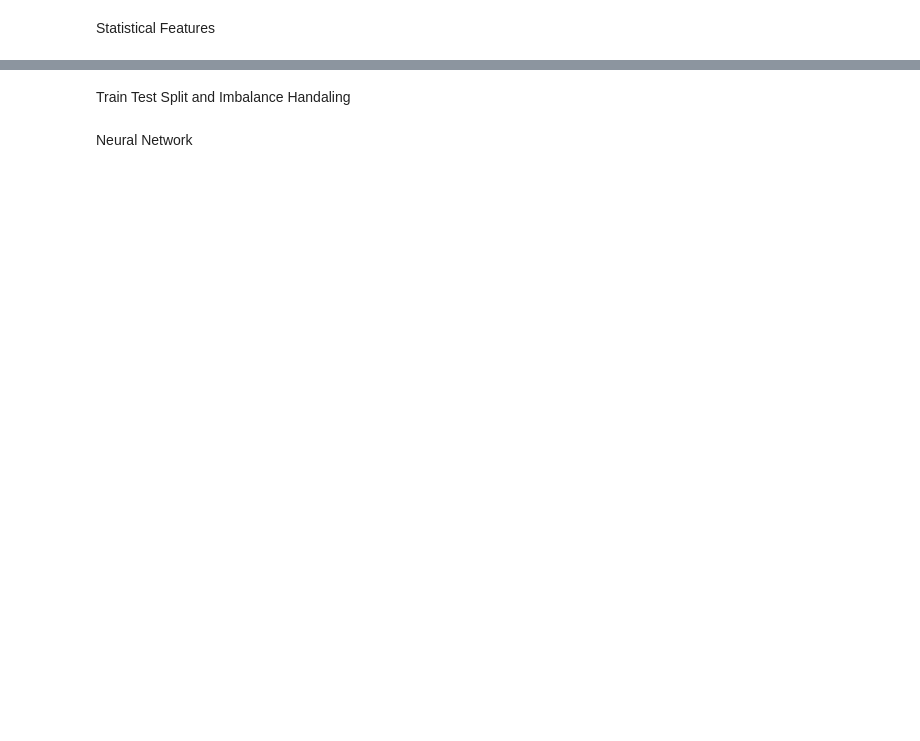
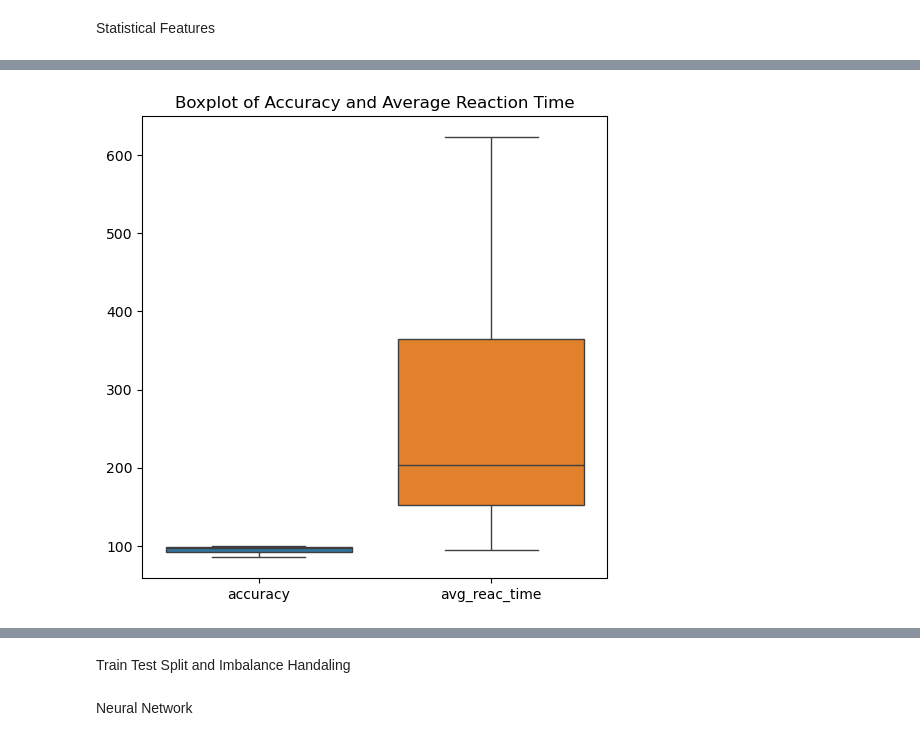
Before and after one commit to mumtahenaIslam/cse445, a Jupyter notebook: Mini Project 2/2212087642_mp02.ipynb, the cells around one changed output, grey strips where cells are left out. Drawn from its saved outputs; the diff is of its cells as text; code cells hidden in the pictures; blank space fills up the shorter version.

```diff
--- a/Mini Project 2/2212087642_mp02.ipynb
+++ b/Mini Project 2/2212087642_mp02.ipynb
@@ -73,0 +139,9 @@ data.head()
+# %%
+#boxplot of accuracy and avg reac time
+plt.figure(figsize=(6, 6))
+sns.boxplot(data=data[['accuracy', 'avg_reac_time']])
+plt.title("Boxplot of Accuracy and Average Reaction Time")
+plt.savefig("dv_boxplot.png")
+plt.show()
+# %% [output]
+[figure, added]
```
Also changed, not shown: parts of 21 cells of this notebook, 4 other files.
